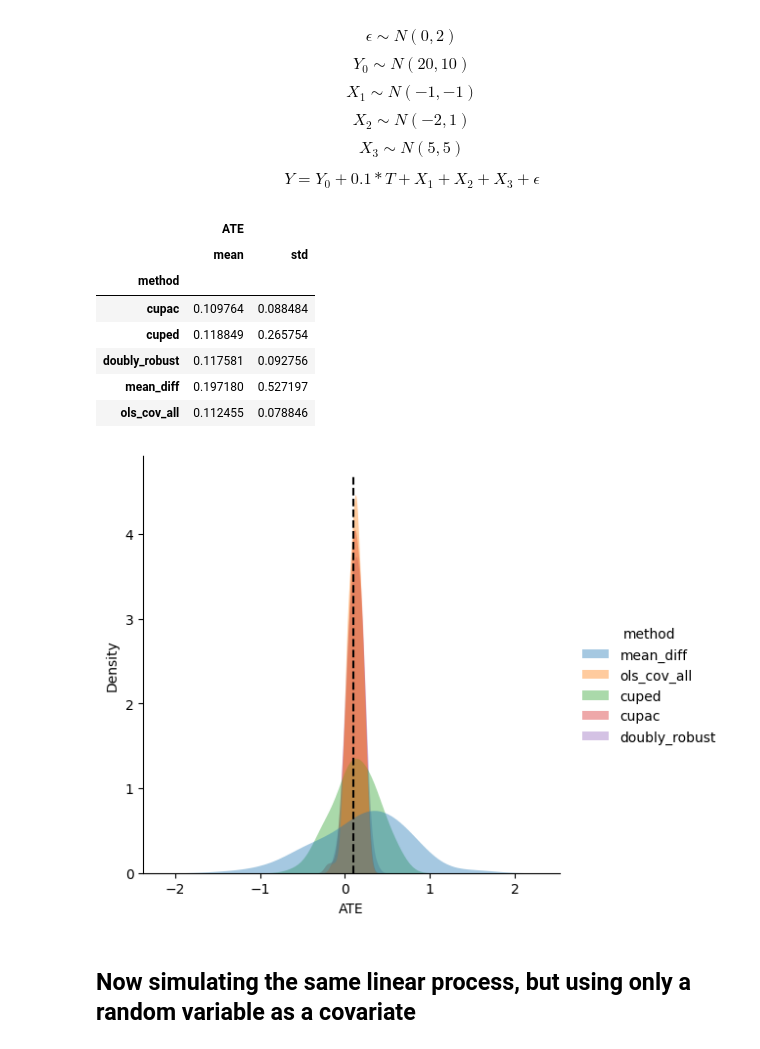
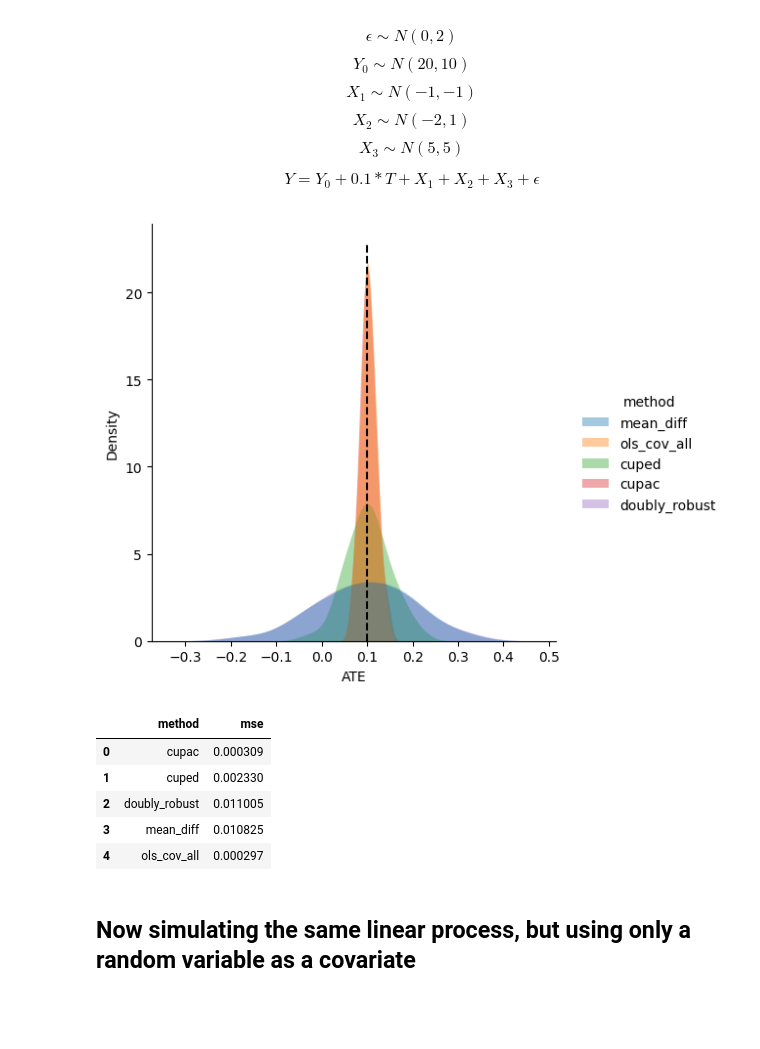
Before and after one commit to Glovo/covariate-adjustment-blogpost, a Jupyter notebook: notebooks/covariate_adjustment.ipynb, the cells around one changed output. Drawn from its saved outputs; the diff is of its cells as text; code cells hidden in the pictures; blank space fills up the shorter version.

Commit message:
feat: change doubly robust

```diff
--- a/notebooks/covariate_adjustment.ipynb
+++ b/notebooks/covariate_adjustment.ipynb
@@ -59,8 +60,8 @@ data = generate_samples(
     treatment_effect=2,
     size=10_000,
     cov_mu_eps=[(-1,1),(-2,1),(5,2)],
-    non_linear=[True, True, True],
-    p_binomial=0.05,
+    non_linear=[False, False, True],
+    p_binomial=0.5,
     seed=0,
 )
 data
@@ -125,54 +131,59 @@ $$Y = Y_0 + 0.1*T + X_1 + X_2 + X_3 + \epsilon$$
 # %%
 ate = []
 ate_cuped = []
 ate_ols_cov = []
 ate_cupac = []
 ate_doubly_robust = []
 
-N_SAMPLES = 10_000
+N_SAMPLES = 100_000
+N_SIMULATIONS = 100
 REAL_ATE = 0.1
 
-for i in range(100):
+for i in range(N_SIMULATIONS):
     data = generate_samples(
         mu_metric=20,
         sigma_metric=10,
         epsilon=2,
         treatment_effect=REAL_ATE,
-        size=10_000,
+        size=N_SAMPLES,
         cov_mu_eps=[(-1,1),(-2,1),(5,5)],
     )
 
     pre_analysis_data, analysis_data = split_and_preprocess(data, REAL_ATE)
     ate_cupac.append(get_ate_cupac(analysis_data, pre_analysis_data, covariates=['Y_before', 'X_1', 'X_2', 'X_3']))
     ate.append(analysis_data.loc[analysis_data['T']==1, 'Y'].mean() - analysis_data.loc[analysis_data['T']==0, 'Y'].mean())
     ate_ols_cov.append(get_ate_ols(analysis_data, covariates=['Y_before', 'X_1', 'X_2', 'X_3']))
     ate_cuped.append(get_ate_cuped(analysis_data))
     ate_doubly_robust.append(get_ate_doubly_robust(analysis_data, covariates=['Y_before', 'X_1', 'X_2', 'X_3']))
 
-results_linear = pd.DataFrame({
+results = pd.DataFrame({
     'mean_diff': ate,
     'ols_cov_all': ate_ols_cov,
     'cuped': ate_cuped,
     'cupac': ate_cupac,
-    'doubly_robust': ate_doubly_robust
-})
-results_linear = results_linear.stack(level=0).reset_index(level=1, name='ATE').rename({'level_1': 'method'}, axis=1).reset_index(drop=True)
-results_linear.groupby('method').agg(['mean','std'])
+    'doubly_robust': ate_doubly_robust,
+}).stack(level=0).reset_index(level=1, name='ATE').rename({'level_1': 'method'}, axis=1).reset_index(drop=True)
+errors = pd.DataFrame({
+    'mean_diff': (np.array(ate) - REAL_ATE)**2,
+    'ols_cov_all': (np.array(ate_ols_cov) - REAL_ATE)**2,
+    'cuped': (np.array(ate_cuped) - REAL_ATE)**2,
+    'cupac': (np.array(ate_cupac) - REAL_ATE)**2,
+    'doubly_robust': (np.array(ate_doubly_robust) - REAL_ATE)**2,
+}).stack(level=0).reset_index(level=1, name='ATE').rename({'level_1': 'method'}, axis=1).reset_index(drop=True)
+
+
+sns.displot(x='ATE',data=results, fill=True, kind='kde', hue='method', common_norm=False, alpha=.4, linewidth=0, bw_adjust=1.2);
+plt.vlines(REAL_ATE, plt.ylim()[0], plt.ylim()[1], linestyles="dashed", label='ATE',colors='k');
+plt.show()
+errors.groupby('method').agg(mse=('ATE', 'mean')).reset_index()
 # %% [output]
+[figure, added]
-|  | ATE |  |
-|  | mean | std |
-| method |  |  |
-| cupac | 0.109764 | 0.088484 |
-| cuped | 0.118849 | 0.265754 |
-| doubly_robust | 0.117581 | 0.092756 |
-| mean_diff | 0.197180 | 0.527197 |
-| ols_cov_all | 0.112455 | 0.078846 |
+|  | method | mse |
+| 0 | cupac | 0.000309 |
+| 1 | cuped | 0.002330 |
+| 2 | doubly_robust | 0.011005 |
+| 3 | mean_diff | 0.010825 |
+| 4 | ols_cov_all | 0.000297 |
-# %%
-sns.displot(x='ATE',data=results_linear, fill=True, kind='kde', hue='method', common_norm=False, alpha=.4, linewidth=0, bw_adjust=1.2);
-plt.vlines(REAL_ATE, plt.ylim()[0], plt.ylim()[1], linestyles="dashed", label='ATE',colors='k');
-plt.show()
-# %% [output]
-[figure, removed]
 # %% [markdown]
 ## Now simulating the same linear process, but using only a random variable as a covariate
 # %%
```
Also changed, not shown: parts of 15 cells of this notebook, 2 other files.
